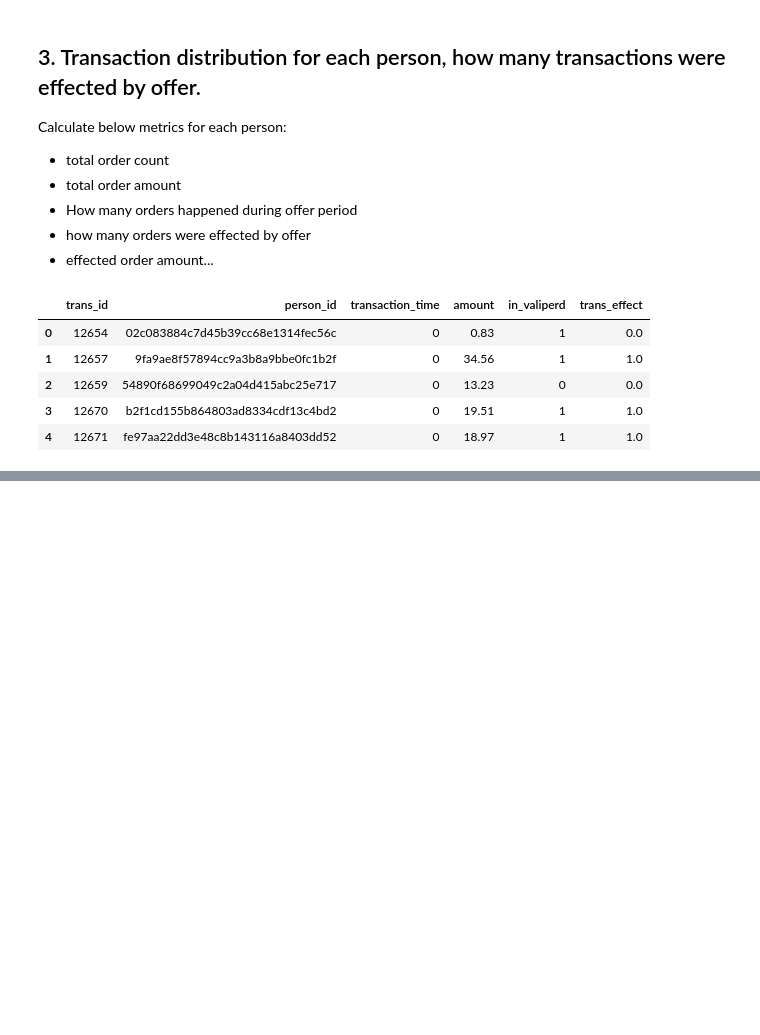
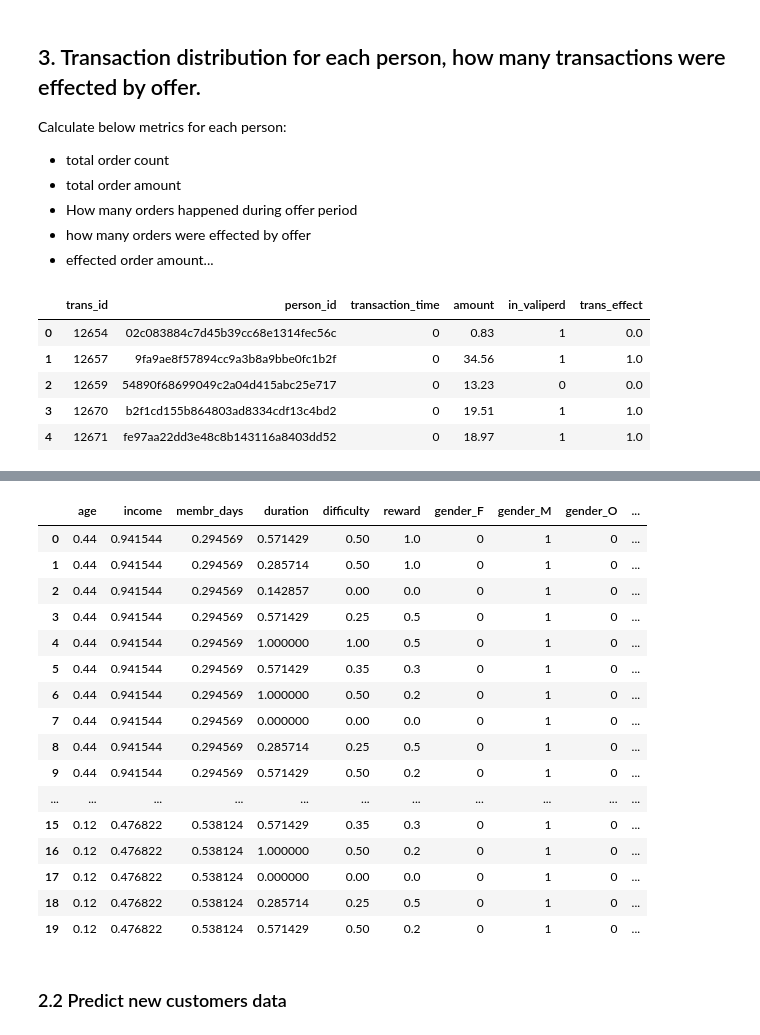
Before and after one commit to VickieL/DSND_Starbucks_Project, a Jupyter notebook: Starbucks_Capstone_notebook.ipynb, the cells around one changed output, grey strips where cells are left out. Cells and saved outputs as stored; diff of their text form; code cells hidden in the pictures; blank space fills up the shorter version.

```diff
--- a/Starbucks_Capstone_notebook.ipynb
+++ b/Starbucks_Capstone_notebook.ipynb
@@ -475,0 +872,37 @@ user_summary.to_excel('user_summary.xlsx')
+# %%
+# 2.1.3 Normalizing Numerical Features
+
+# 进行标准化计算 （值控制在0～1之间）之前已经fit了，所以这里只需要标准化数据而不需要再次拟合数据
+new_person_feature[numerical] = scaler.transform(new_person_feature[numerical])
+
+# Show an example of a record with scaling applied
+#display(new_person_feature)
+
+
+# 2.1.4 One-hot encode 'gender' and 'offer_type' using pandas.get_dummies()
+
+new_person_feature = pd.get_dummies(new_person_feature)
+
+_, new_feature = features_onehot.align(new_person_feature, join='left', axis=1, fill_value=0)
+
+new_feature
+# %% [output]
+|  | age | income | membr_days | duration | difficulty | reward | gender_F | gender_M | gender_O | ... |
+| 0 | 0.44 | 0.941544 | 0.294569 | 0.571429 | 0.50 | 1.0 | 0 | 1 | 0 | ... |
+| 1 | 0.44 | 0.941544 | 0.294569 | 0.285714 | 0.50 | 1.0 | 0 | 1 | 0 | ... |
+| 2 | 0.44 | 0.941544 | 0.294569 | 0.142857 | 0.00 | 0.0 | 0 | 1 | 0 | ... |
+| 3 | 0.44 | 0.941544 | 0.294569 | 0.571429 | 0.25 | 0.5 | 0 | 1 | 0 | ... |
+| 4 | 0.44 | 0.941544 | 0.294569 | 1.000000 | 1.00 | 0.5 | 0 | 1 | 0 | ... |
+| 5 | 0.44 | 0.941544 | 0.294569 | 0.571429 | 0.35 | 0.3 | 0 | 1 | 0 | ... |
+| 6 | 0.44 | 0.941544 | 0.294569 | 1.000000 | 0.50 | 0.2 | 0 | 1 | 0 | ... |
+| 7 | 0.44 | 0.941544 | 0.294569 | 0.000000 | 0.00 | 0.0 | 0 | 1 | 0 | ... |
+| 8 | 0.44 | 0.941544 | 0.294569 | 0.285714 | 0.25 | 0.5 | 0 | 1 | 0 | ... |
+| 9 | 0.44 | 0.941544 | 0.294569 | 0.571429 | 0.50 | 0.2 | 0 | 1 | 0 | ... |
+| ... | ... | ... | ... | ... | ... | ... | ... | ... | ... | ... |
+| 15 | 0.12 | 0.476822 | 0.538124 | 0.571429 | 0.35 | 0.3 | 0 | 1 | 0 | ... |
+| 16 | 0.12 | 0.476822 | 0.538124 | 1.000000 | 0.50 | 0.2 | 0 | 1 | 0 | ... |
+| 17 | 0.12 | 0.476822 | 0.538124 | 0.000000 | 0.00 | 0.0 | 0 | 1 | 0 | ... |
+| 18 | 0.12 | 0.476822 | 0.538124 | 0.285714 | 0.25 | 0.5 | 0 | 1 | 0 | ... |
+| 19 | 0.12 | 0.476822 | 0.538124 | 0.571429 | 0.50 | 0.2 | 0 | 1 | 0 | ... |
+# %% [markdown]
+### 2.2 Predict new customers data
```
Also changed, not shown: parts of 25 cells of this notebook, 1 other file.
